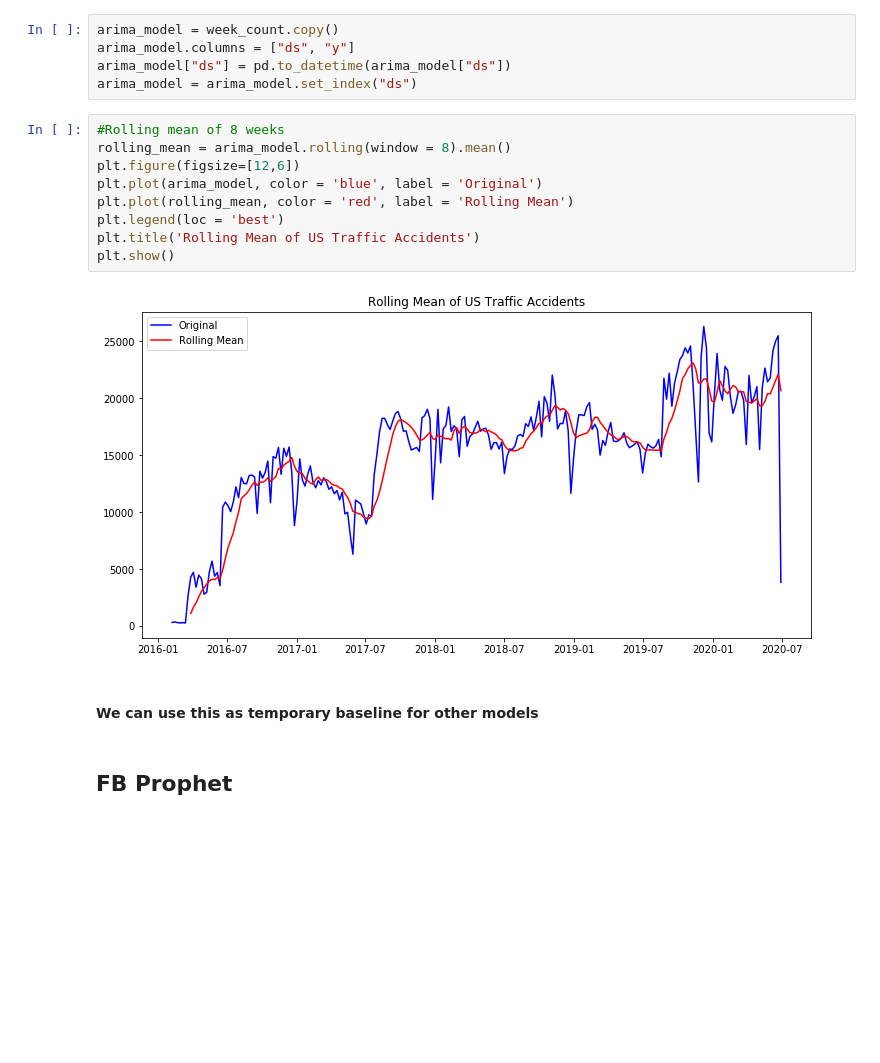
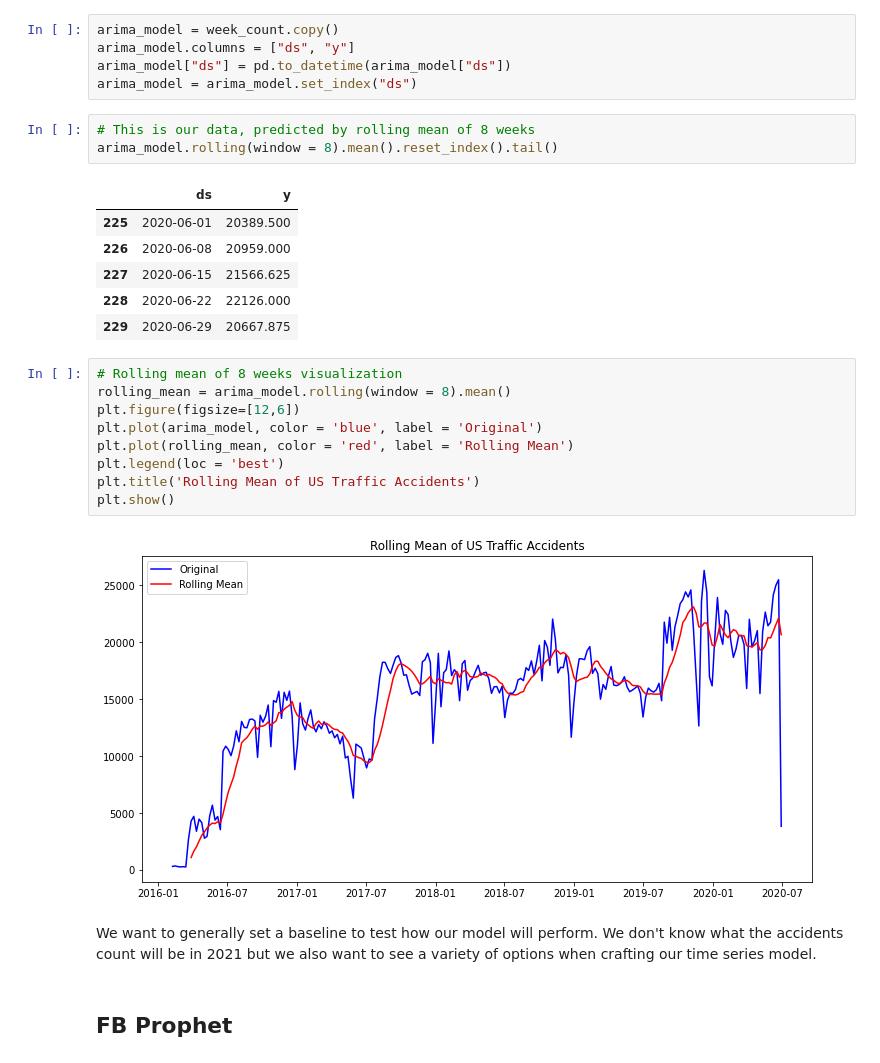
Before and after one commit to oliverkpan/USTrafficAccidents, a Jupyter notebook: accidents_forecasting.ipynb, the cells around one changed output. Saved outputs shown, nothing was run; the diff lists cells and outputs as text; blank space fills up the shorter version.

```diff
--- a/accidents_forecasting.ipynb
+++ b/accidents_forecasting.ipynb
@@ -22,8 +56,18 @@ arima_model = week_count.copy()
 arima_model.columns = ["ds", "y"]
 arima_model["ds"] = pd.to_datetime(arima_model["ds"])
 arima_model = arima_model.set_index("ds")
+# %%
+# This is our data, predicted by rolling mean of 8 weeks
+arima_model.rolling(window = 8).mean().reset_index().tail()
+# %% [output]
+|  | ds | y |
+| 225 | 2020-06-01 | 20389.500 |
+| 226 | 2020-06-08 | 20959.000 |
+| 227 | 2020-06-15 | 21566.625 |
+| 228 | 2020-06-22 | 22126.000 |
+| 229 | 2020-06-29 | 20667.875 |
 # %%
-#Rolling mean of 8 weeks
+# Rolling mean of 8 weeks visualization
 rolling_mean = arima_model.rolling(window = 8).mean()
 plt.figure(figsize=[12,6])
 plt.plot(arima_model, color = 'blue', label = 'Original')
@@ -33,8 +77,8 @@ plt.title('Rolling Mean of US Traffic Accidents')
 plt.show()
 # %% [output]
 [figure]
-# %% [markdown]
-#### We can use this as temporary baseline for other models
+# %% [markdown]
+We want to generally set a baseline to test how our model will perform. We don't know what the accidents count will be in 2021 but we also want to see a variety of options when crafting our time series model.
 # %% [markdown]
 ## FB Prophet
 # %%
```
Also changed, not shown: parts of 10 cells of this notebook.
